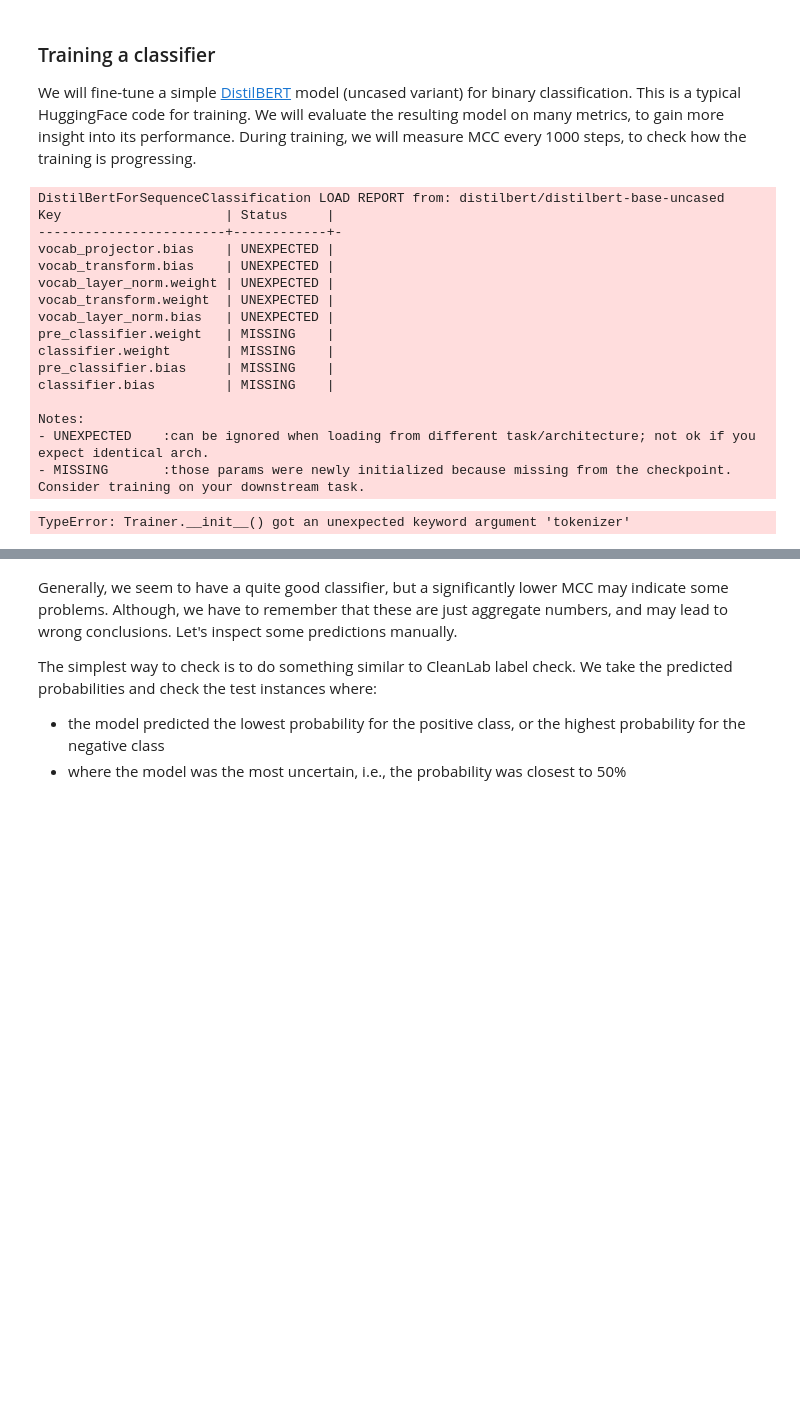
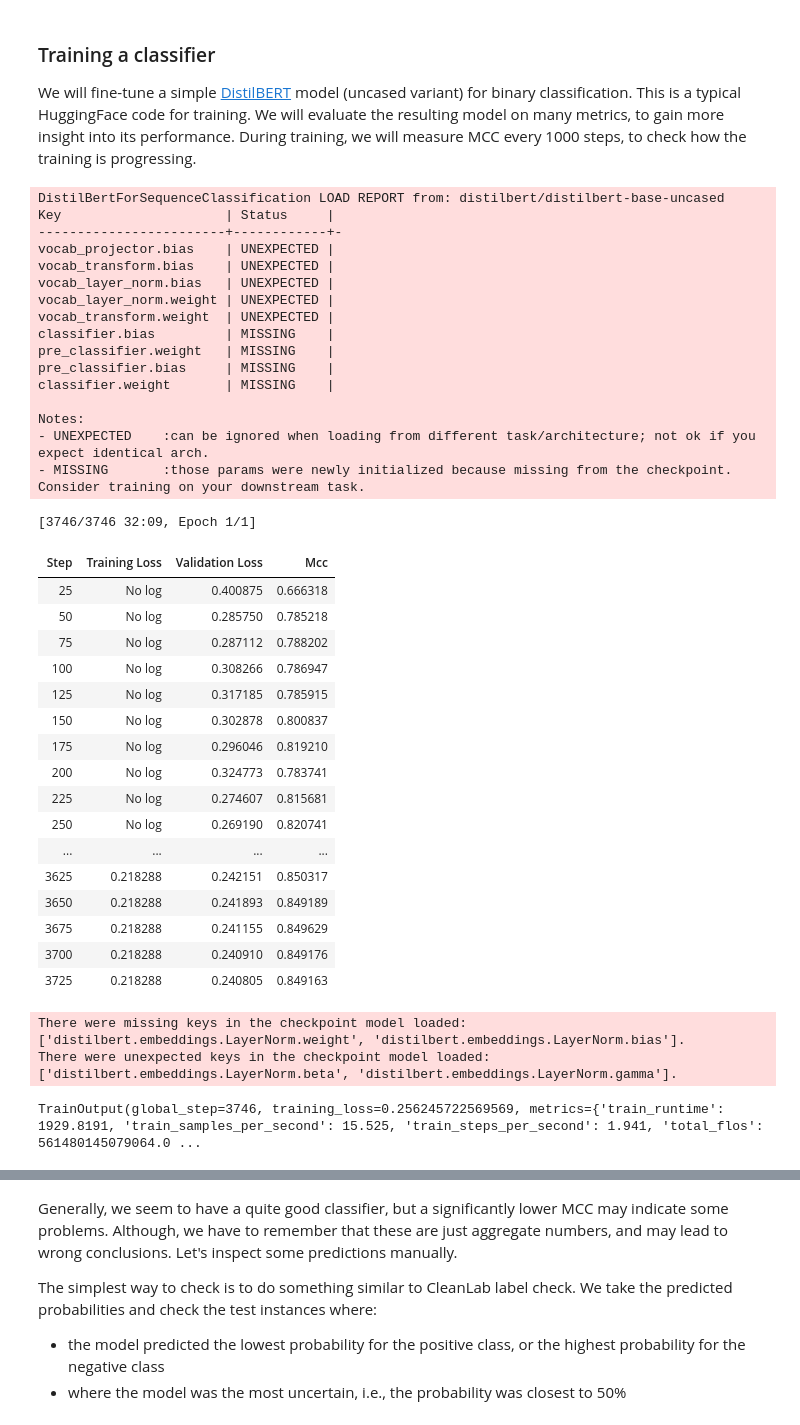
Before and after one commit to mate-mali/MLOPS-MM06, a Jupyter notebook: LAB_INSTRUCTION.ipynb, the cells around one changed output, grey strips where cells are left out. Drawn from its saved outputs; the diff is of its cells as text; code cells hidden in the pictures; blank space fills up the shorter version.

```diff
--- a/LAB_INSTRUCTION.ipynb
+++ b/LAB_INSTRUCTION.ipynb
@@ -412,11 +685,12 @@ from transformers import AutoTokenizer
 
 
 tokenizer = AutoTokenizer.from_pretrained("distilbert/distilbert-base-uncased")
-
+#seems like i have different version of transformers and tokenizers,
+# so i had to remove tokenizer from trainer, but it is still used for tokenization before training
 
 def tokenize(examples: dict) -> dict:
-    encoded_examples = tokenizer(examples["text"], padding=True, truncation=True)
-    encoded_examples["label"] = torch.tensor(examples["label"])
+    encoded_examples = tokenizer(examples["text"], truncation=True, max_length=512)
+    encoded_examples["label"] = examples["label"]
     return encoded_examples
 
 
@@ -428,7 +702,7 @@ import random
 
 from sklearn.metrics import matthews_corrcoef
 from torch.nn.functional import softmax
-from transformers import AutoModelForSequenceClassification, EvalPrediction, Trainer, TrainingArguments
+from transformers import AutoModelForSequenceClassification, DataCollatorWithPadding, EvalPrediction, Trainer, TrainingArguments
 
 
 # set determinism settings
@@ -470,38 +744,60 @@ training_args = TrainingArguments(
     save_total_limit=1,
     load_best_model_at_end=True,
     seed=0,
     data_seed=0,
     fp16=True,  # comment this out if you have unsupported hardware
     dataloader_num_workers=1,  # comment out if necessary
 )
 
+data_collator = DataCollatorWithPadding(tokenizer)
+
 trainer = Trainer(
     model=model,
     args=training_args,
     train_dataset=datasets_tokenized["train"],
     eval_dataset=datasets_tokenized["valid"],
-    tokenizer=tokenizer,
+    data_collator=data_collator,
     compute_metrics=compute_metrics,
 )
 trainer.train()
 # %% [output]
 DistilBertForSequenceClassification LOAD REPORT from: distilbert/distilbert-base-uncased
 Key                     | Status     |
 ------------------------+------------+-
 vocab_projector.bias    | UNEXPECTED |
 vocab_transform.bias    | UNEXPECTED |
+vocab_layer_norm.bias   | UNEXPECTED |
 vocab_layer_norm.weight | UNEXPECTED |
 vocab_transform.weight  | UNEXPECTED |
-vocab_layer_norm.bias   | UNEXPECTED |
+classifier.bias         | MISSING    |
 pre_classifier.weight   | MISSING    |
+pre_classifier.bias     | MISSING    |
 classifier.weight       | MISSING    |
-pre_classifier.bias     | MISSING    |
-classifier.bias         | MISSING    |
 
 Notes:
 - UNEXPECTED    :can be ignored when loading from different task/architecture; not ok if you expect identical arch.
 - MISSING       :those params were newly initialized because missing from the checkpoint. Consider training on your downstream task.
-TypeError: Trainer.__init__() got an unexpected keyword argument 'tokenizer'
+[3746/3746 32:09, Epoch 1/1]
+| Step | Training Loss | Validation Loss | Mcc |
+| 25 | No log | 0.400875 | 0.666318 |
+| 50 | No log | 0.285750 | 0.785218 |
+| 75 | No log | 0.287112 | 0.788202 |
+| 100 | No log | 0.308266 | 0.786947 |
+| 125 | No log | 0.317185 | 0.785915 |
+| 150 | No log | 0.302878 | 0.800837 |
+| 175 | No log | 0.296046 | 0.819210 |
+| 200 | No log | 0.324773 | 0.783741 |
+| 225 | No log | 0.274607 | 0.815681 |
+| 250 | No log | 0.269190 | 0.820741 |
+| ... | ... | ... | ... |
+| 3625 | 0.218288 | 0.242151 | 0.850317 |
+| 3650 | 0.218288 | 0.241893 | 0.849189 |
+| 3675 | 0.218288 | 0.241155 | 0.849629 |
+| 3700 | 0.218288 | 0.240910 | 0.849176 |
+| 3725 | 0.218288 | 0.240805 | 0.849163 |
+There were missing keys in the checkpoint model loaded: ['distilbert.embeddings.LayerNorm.weight', 'distilbert.embeddings.LayerNorm.bias'].
+There were unexpected keys in the checkpoint model loaded: ['distilbert.embeddings.LayerNorm.beta', 'distilbert.embeddings.LayerNorm.gamma'].
+TrainOutput(global_step=3746, training_loss=0.256245722569569, metrics={'train_runtime': 1929.8191, 'train_samples_per_second': 15.525, 'train_steps_per_second': 1.941, 'total_flos': 561480145079064.0 ...
 # %%
 from sklearn.metrics import f1_score, matthews_corrcoef, precision_score, recall_score, roc_auc_score
 
```
Also changed, not shown: parts of 47 cells of this notebook.
